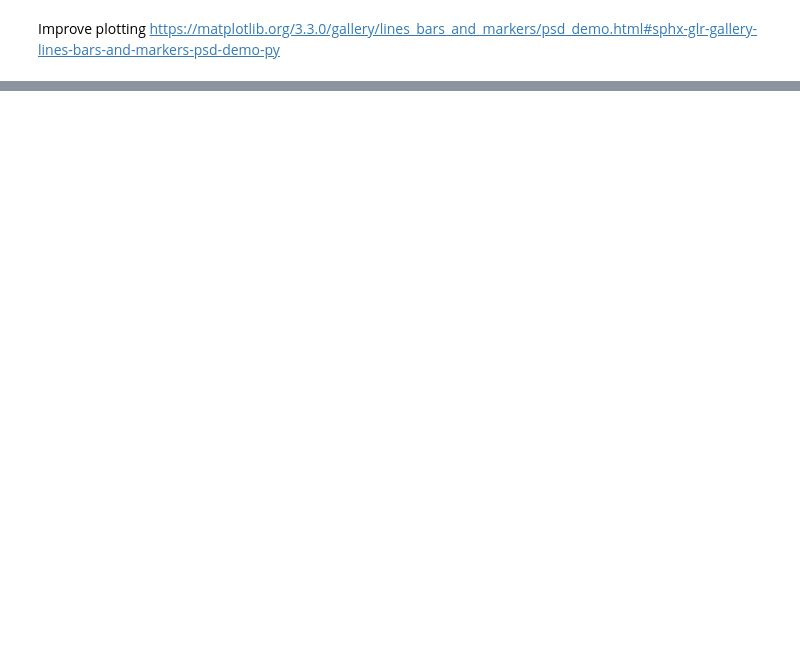
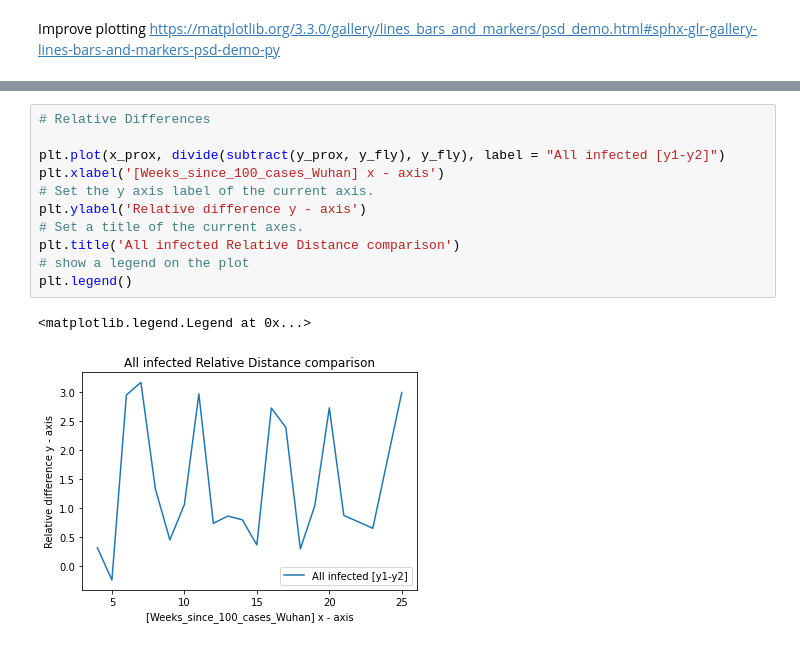
Before and after one commit to jcllobet/MasterThesis, a Jupyter notebook: Distance_Measure_Script.ipynb, the cells around one changed output, grey strips where cells are left out. Drawn from its saved outputs; the diff is of its cells as text; blank space fills up the shorter version.

```diff
--- a/Distance_Measure_Script.ipynb
+++ b/Distance_Measure_Script.ipynb
@@ -275,0 +334,14 @@ Improve plotting https://matplotlib.org/3.3.0/gallery/lines_bars_and_markers/psd
+# %%
+# Relative Differences
+
+plt.plot(x_prox, divide(subtract(y_prox, y_fly), y_fly), label = "All infected [y1-y2]")
+plt.xlabel('[Weeks_since_100_cases_Wuhan] x - axis')
+# Set the y axis label of the current axis.
+plt.ylabel('Relative difference y - axis')
+# Set a title of the current axes.
+plt.title('All infected Relative Distance comparison')
+# show a legend on the plot
+plt.legend()
+# %% [output]
+<matplotlib.legend.Legend at 0x...>
+[figure, added]
```
Also changed, not shown: parts of 5 cells of this notebook, 3 other files.
